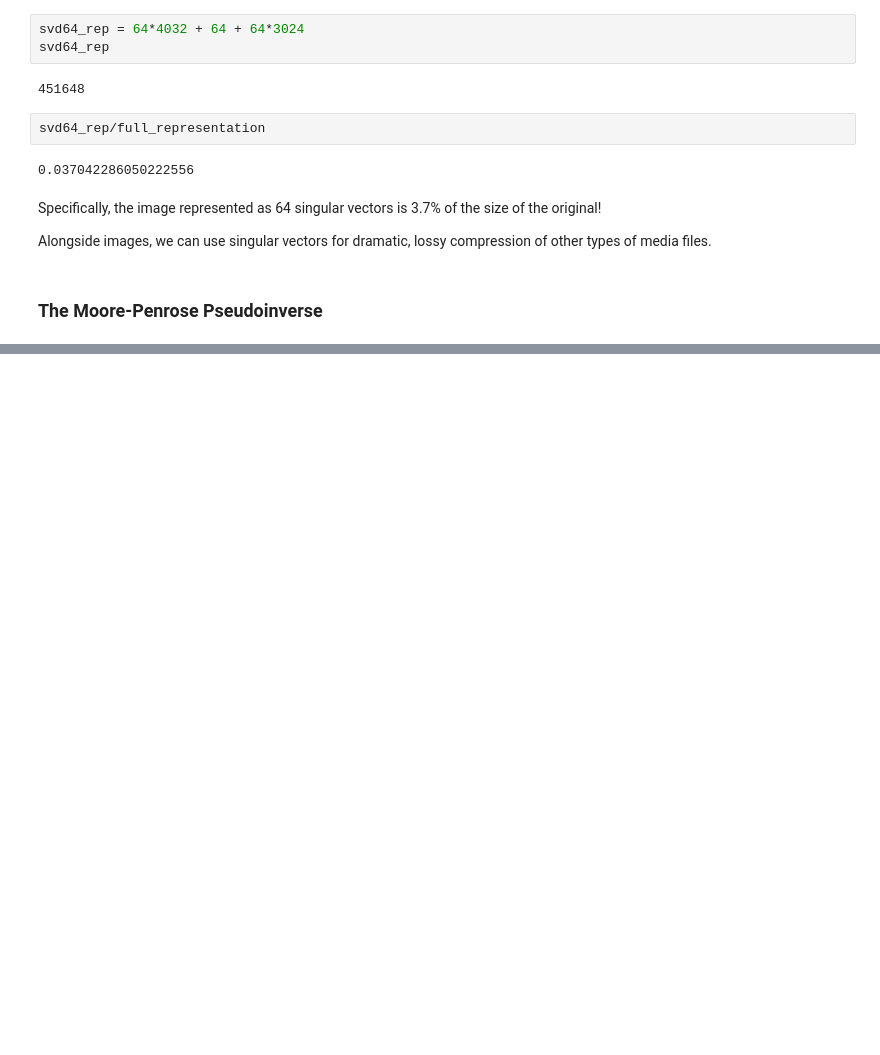
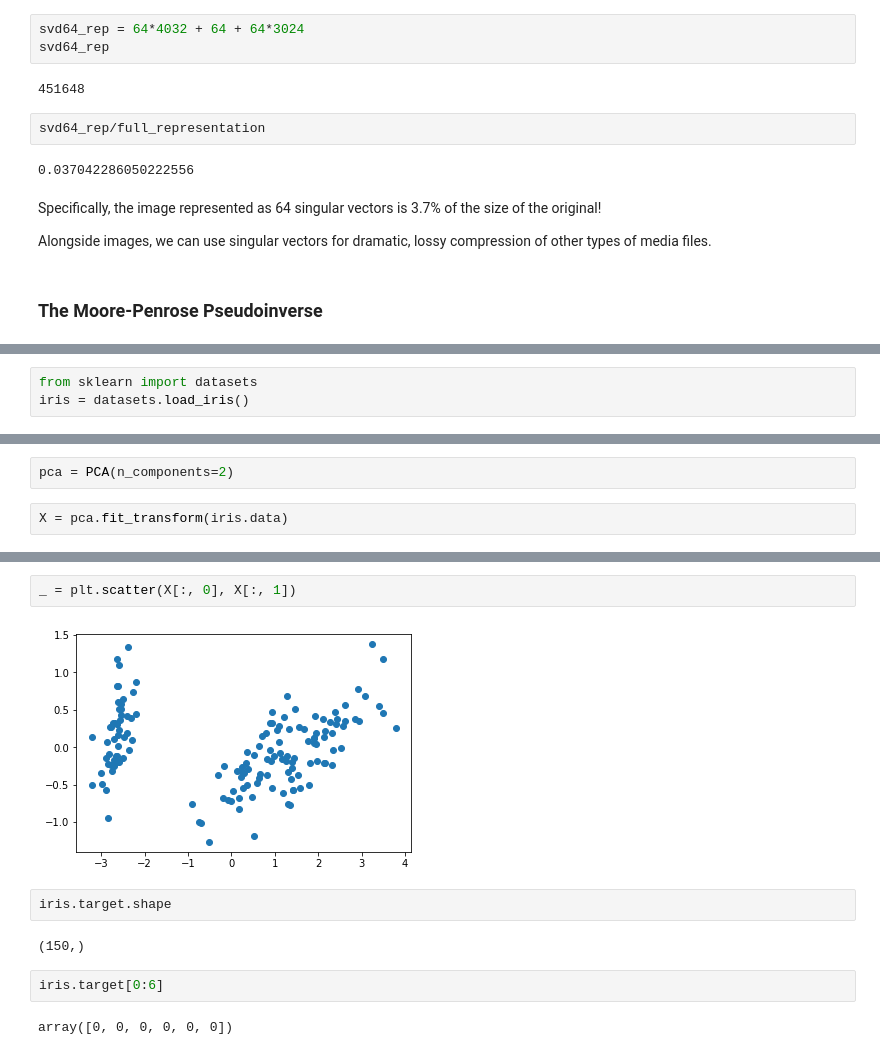
Before and after one commit to irawan09/Machine_Learning, a Jupyter notebook: Mathematical Foundations of ML/2 - Linear Algebra II.ipynb, the cells around one changed output, grey strips where cells are left out. Cells and saved outputs as stored; diff of their text form; blank space fills up the shorter version.

```diff
--- a/Mathematical Foundations of ML/2 - Linear Algebra II.ipynb
+++ b/Mathematical Foundations of ML/2 - Linear Algebra II.ipynb
@@ -850,0 +1039,3 @@ Alongside images, we can use singular vectors for dramatic, lossy compression of
+# %%
+from sklearn import datasets
+iris = datasets.load_iris()
@@ -850,0 +1064,4 @@ Alongside images, we can use singular vectors for dramatic, lossy compression of
+# %%
+pca = PCA(n_components=2)
+# %%
+X = pca.fit_transform(iris.data)
@@ -850,0 +1081,12 @@ Alongside images, we can use singular vectors for dramatic, lossy compression of
+# %%
+_ = plt.scatter(X[:, 0], X[:, 1])
+# %% [output]
+[figure, added]
+# %%
+iris.target.shape
+# %% [output]
+(150,)
+# %%
+iris.target[0:6]
+# %% [output]
+array([0, 0, 0, 0, 0, 0])
```
Also changed, not shown: parts of 52 cells of this notebook.
